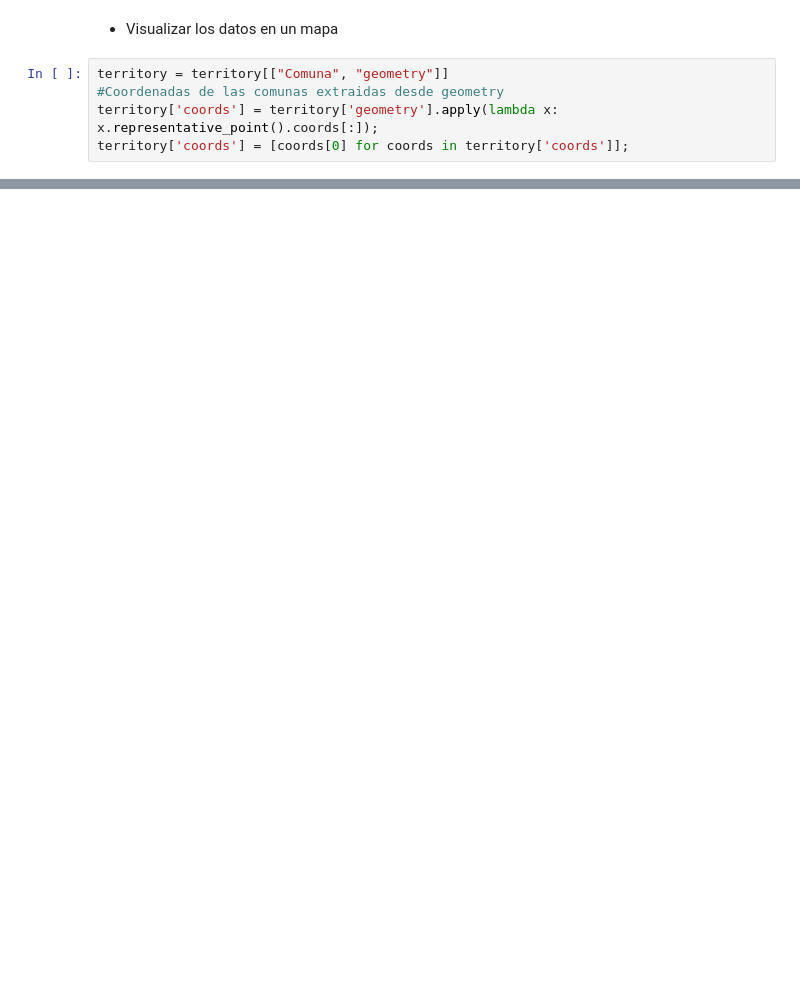
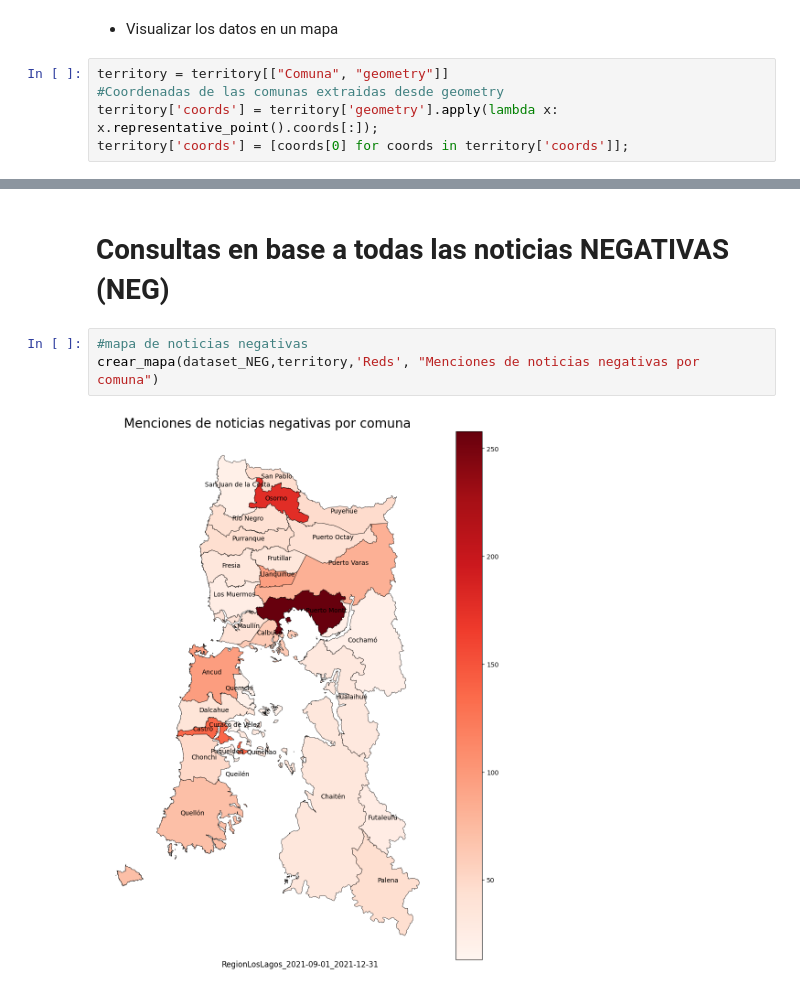
Before and after one commit to FederalTN/INFO279-PROYECTO-TAL, a Jupyter notebook: TAREA_P3_CONSULTAS.ipynb, the cells around one changed output, grey strips where cells are left out. Cells and saved outputs as stored; diff of their text form; blank space fills up the shorter version.

```diff
--- a/TAREA_P3_CONSULTAS.ipynb
+++ b/TAREA_P3_CONSULTAS.ipynb
@@ -93,0 +141,7 @@ crear_mapa(dataset,territory,"rojo")
+# %% [markdown]
+# Consultas en base a todas las noticias NEGATIVAS (NEG)
+# %%
+#mapa de noticias negativas
+crear_mapa(dataset_NEG,territory,'Reds', "Menciones de noticias negativas por comuna")
+# %% [output]
+[figure, added]
```
Also changed, not shown: parts of 11 cells of this notebook, 2 other files.
